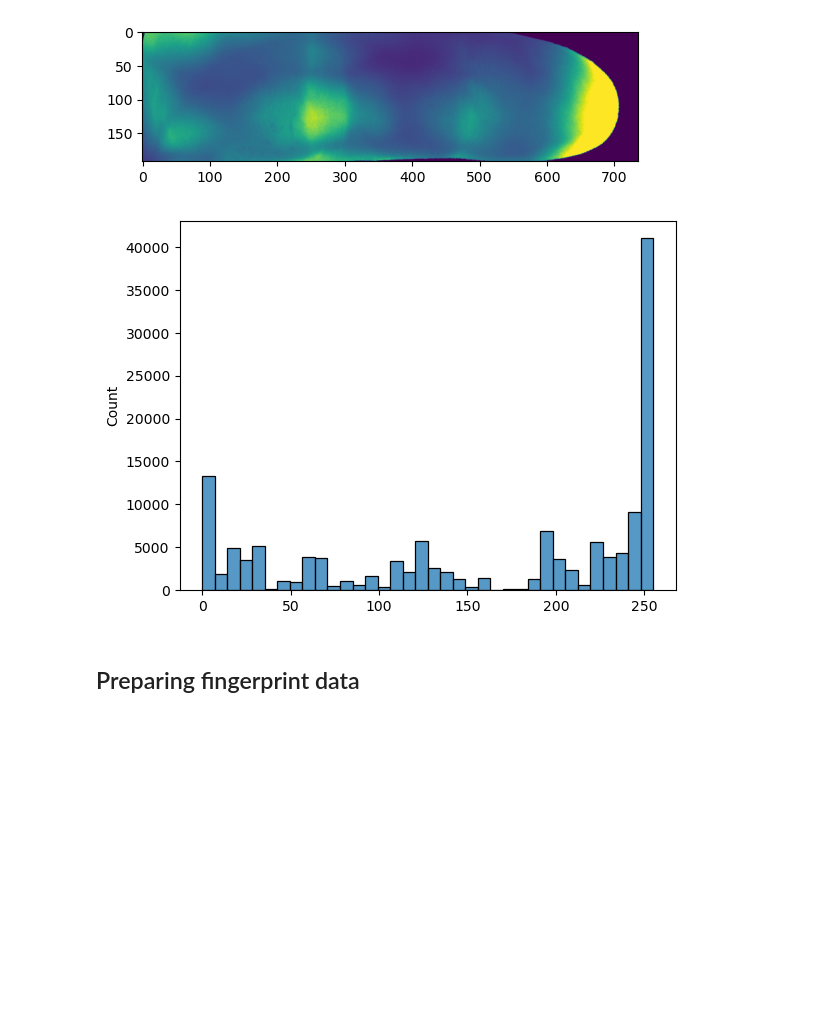
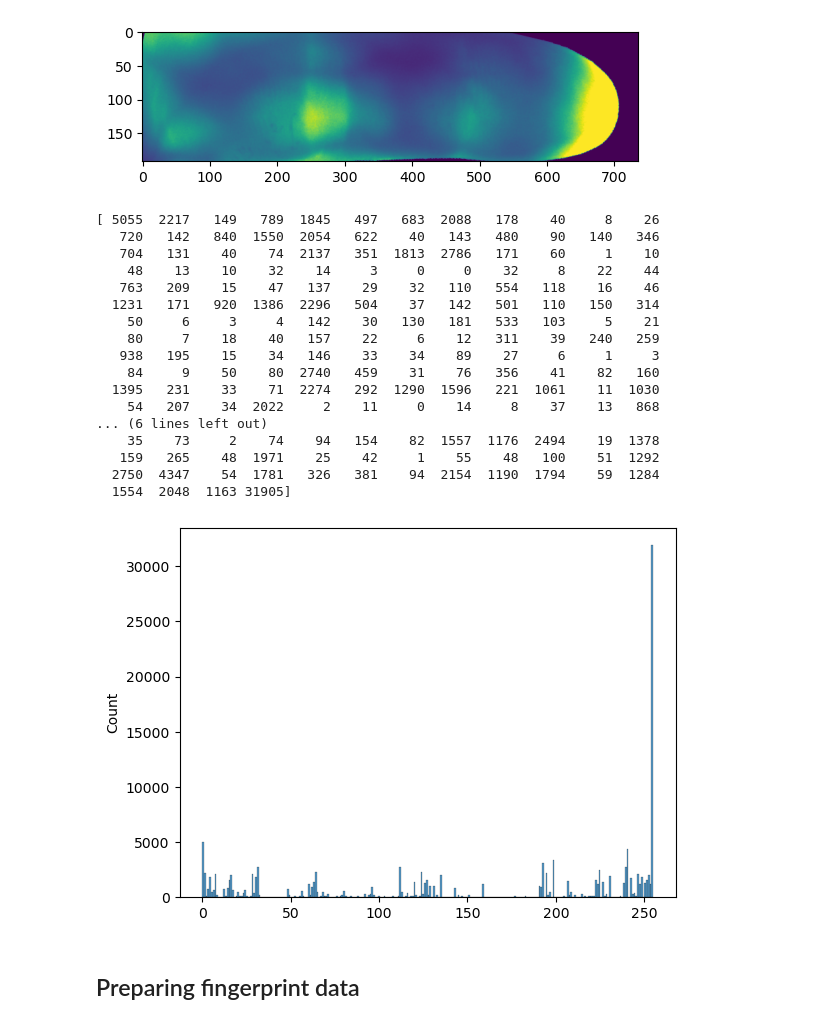
Before and after one commit to Andino20/PAD_LBP_PS-Bildverarbeitung-WS25, a Jupyter notebook: notebooks/LBP.ipynb, the cells around one changed output. Drawn from its saved outputs; the diff is of its cells as text; code cells hidden in the pictures; blank space fills up the shorter version.

```diff
--- a/notebooks/LBP.ipynb
+++ b/notebooks/LBP.ipynb
@@ -16,10 +16,28 @@ plt.show()
 [figure]
 # %%
 lbp = local_binary_pattern(fingerprint, P=8, R=1)
-sns.histplot(lbp.ravel())
-plt.show()
+sns.histplot(lbp.ravel(), bins=256)
+hist = np.bincount(lbp.ravel().astype(np.uint8))
+print(hist)
 # %% [output]
+[ 5055  2217   149   789  1845   497   683  2088   178    40     8    26
+   720   142   840  1550  2054   622    40   143   480    90   140   346
+   704   131    40    74  2137   351  1813  2786   171    60     1    10
+    48    13    10    32    14     3     0     0    32     8    22    44
+   763   209    15    47   137    29    32   110   554   118    16    46
+  1231   171   920  1386  2296   504    37   142   501   110   150   314
+    50     6     3     4   142    30   130   181   533   103     5    21
+    80     7    18    40   157    22     6    12   311    39   240   259
+   938   195    15    34   146    33    34    89    27     6     1     3
+    84     9    50    80  2740   459    31    76   356    41    82   160
+  1395   231    33    71  2274   292  1290  1596   221  1061    11  1030
+    54   207    34  2022     2    11     0    14     8    37    13   868
+... (6 lines left out)
+    35    73     2    74    94   154    82  1557  1176  2494    19  1378
+   159   265    48  1971    25    42     1    55    48   100    51  1292
+  2750  4347    54  1781   326   381    94  2154  1190  1794    59  1284
+  1554  2048  1163 31905]
-[figure, old version]
+[figure, new version]
 # %% [markdown]
 ## Preparing fingerprint data
 # %%
```
Also changed, not shown: parts of 4 cells of this notebook.
